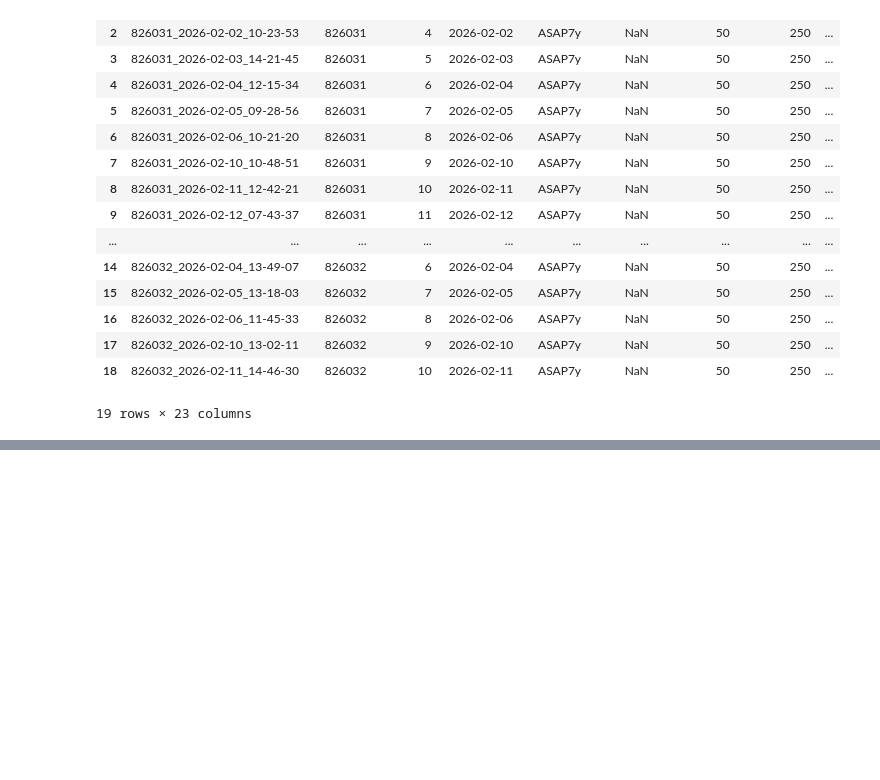
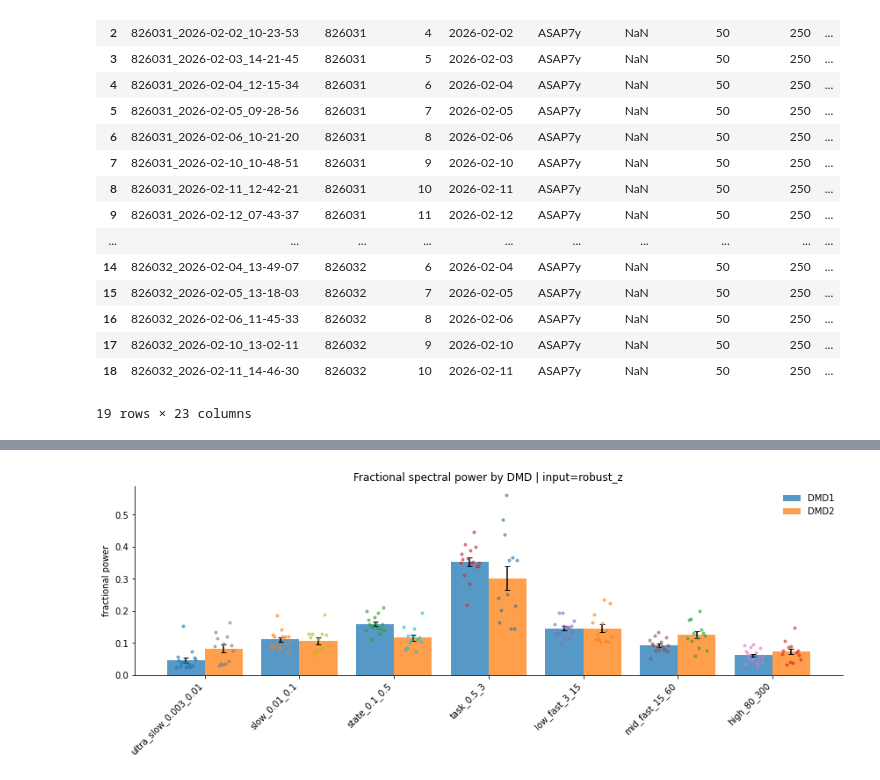
Before and after one commit to AMShelton/vip-slap2-analysis, a Jupyter notebook: notebooks/analysis/voltage/ASAP7_FreqAnalysis.ipynb, the cells around one changed output, grey strips where cells are left out. Saved outputs shown, nothing was run; the diff lists cells and outputs as text; code cells hidden in the pictures; blank space fills up the shorter version.

```diff
--- a/notebooks/analysis/voltage/ASAP7_FreqAnalysis.ipynb
+++ b/notebooks/analysis/voltage/ASAP7_FreqAnalysis.ipynb
@@ -80,0 +1740,93 @@ Found 19 candidate sessions.
+# %%
+# %%
+def plot_bandpower_summary(
+    bandpower_df,
+    value="fractional_power",
+    title=None,
+):
+    bands_order = (
+        bandpower_df[["band", "low_hz"]]
+        .drop_duplicates()
+        .sort_values("low_hz")["band"]
+        .tolist()
+    )
+    dmds = sorted(bandpower_df["dmd"].unique())
+
+    fig, ax = plt.subplots(figsize=(12, 4.8))
+
+    x = np.arange(len(bands_order))
+    width = 0.8 / max(1, len(dmds))
+
+    for j, dmd in enumerate(dmds):
+        means = []
+        sems = []
+
+        for band in bands_order:
+            vals = bandpower_df.loc[
+                (bandpower_df["dmd"] == dmd) &
+                (bandpower_df["band"] == band),
+                value,
+            ].to_numpy(dtype=float)
+
+            means.append(np.nanmean(vals))
+            sems.append(np.nanstd(vals, ddof=1) / np.sqrt(np.sum(np.isfinite(vals))))
+
+        xpos = x - 0.4 + width / 2 + j * width
+
+        ax.bar(
+            xpos,
+            means,
+            width=width,
+            yerr=sems,
+            capsize=3,
+            alpha=0.75,
+            label=dmd,
+        )
+
+        # ROI-level points
+        for i, band in enumerate(bands_order):
+            vals = bandpower_df.loc[
+                (bandpower_df["dmd"] == dmd) &
+                (bandpower_df["band"] == band),
+                value,
+            ].to_numpy(dtype=float)
+
+            jitter = np.linspace(-0.25 * width, 0.25 * width, len(vals)) if len(vals) > 1 else np.array([0.0])
+            ax.plot(
+                np.full(len(vals), xpos[i]) + jitter,
+                vals,
+                marker="o",
+                linestyle="none",
+                markersize=3,
+                alpha=0.55,
+            )
+
+    ax.set_xticks(x)
+    ax.set_xticklabels(bands_order, rotation=45, ha="right")
+
+    ax.set_ylabel(value.replace("_", " "))
+
+    if title is None:
+        title = f"Bandpower summary by DMD | value={value} | input={PSD_INPUT_MODE}"
+    ax.set_title(title)
+
+    ax.legend(frameon=False)
+    ax.spines[["top", "right"]].set_visible(False)
+
+    plt.tight_layout()
+    plt.show()
+
+
+plot_bandpower_summary(
+    bandpower_df,
+    value="fractional_power",
+    title=f"Fractional spectral power by DMD | input={PSD_INPUT_MODE}",
+)
+
+plot_bandpower_summary(
+    bandpower_df,
+    value="log10_bandpower",
+    title=f"Log10 integrated bandpower by DMD | input={PSD_INPUT_MODE}",
+)
+# %% [output]
+[figure, added]
```
Also changed, not shown: parts of 57 cells of this notebook.
